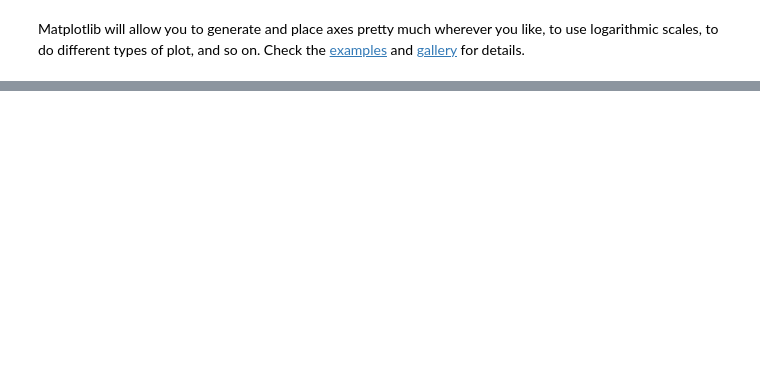
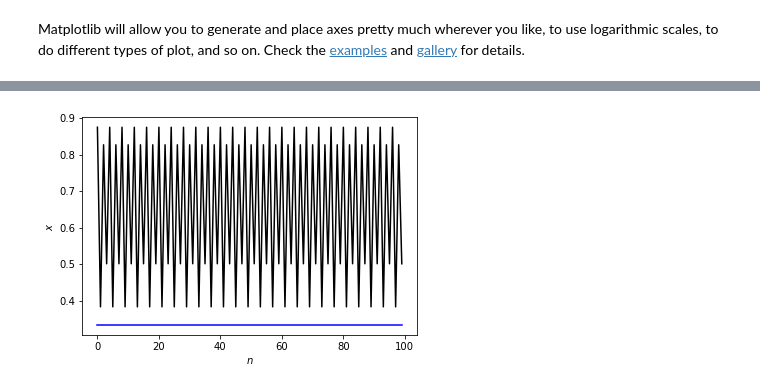
Before and after one commit to IanHawke/orcomp-training, a Jupyter notebook: 03-plotting-data.ipynb, the cells around one changed output, grey strips where cells are left out. Cells and saved outputs as stored; diff of their text form; code cells hidden in the pictures; blank space fills up the shorter version.

```diff
--- a/03-plotting-data.ipynb
+++ b/03-plotting-data.ipynb
@@ -95,0 +108,21 @@ Matplotlib will allow you to generate and place axes pretty much wherever you li
+# %%
+def logistic(x0, r, N = 1000):
+    sequence = [x0]
+    xn = x0
+    for n in range(N):
+        xnew = r*xn*(1.0-xn)
+        sequence.append(xnew)
+        xn = xnew
+    return sequence
+# %%
+x0 = 0.5
+N = 2000
+sequence1 = logistic(x0, 1.5, N)
+sequence2 = logistic(x0, 3.5, N)
+pyplot.plot(sequence1[-100:], 'b-', label = r'$r=1.5$')
+pyplot.plot(sequence2[-100:], 'k-', label = r'$r=3.5$')
+pyplot.xlabel(r'$n$')
+pyplot.ylabel(r'$x$')
+pyplot.show()
+# %% [output]
+[figure, added]
```
Also changed, not shown: parts of 11 cells of this notebook.
